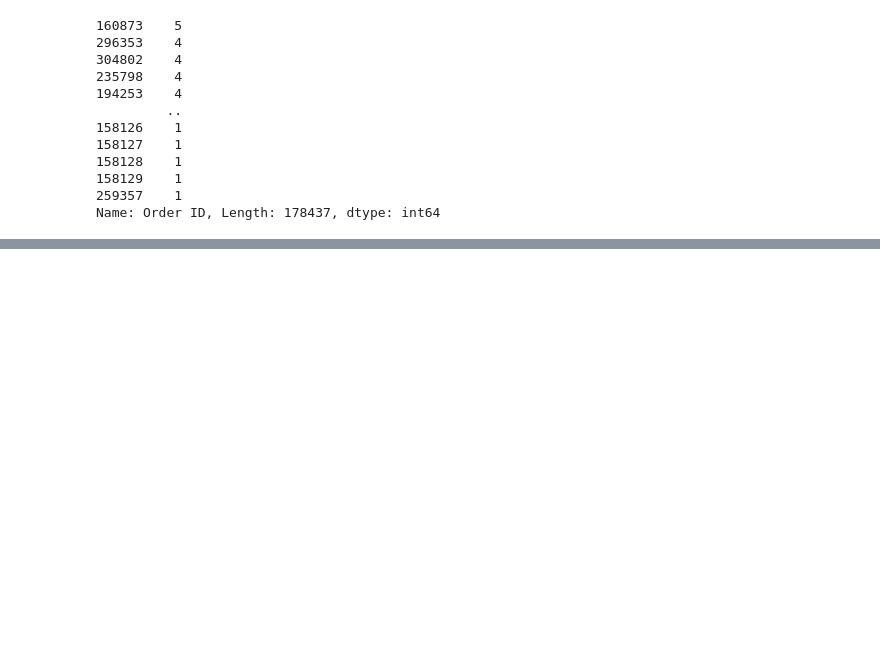
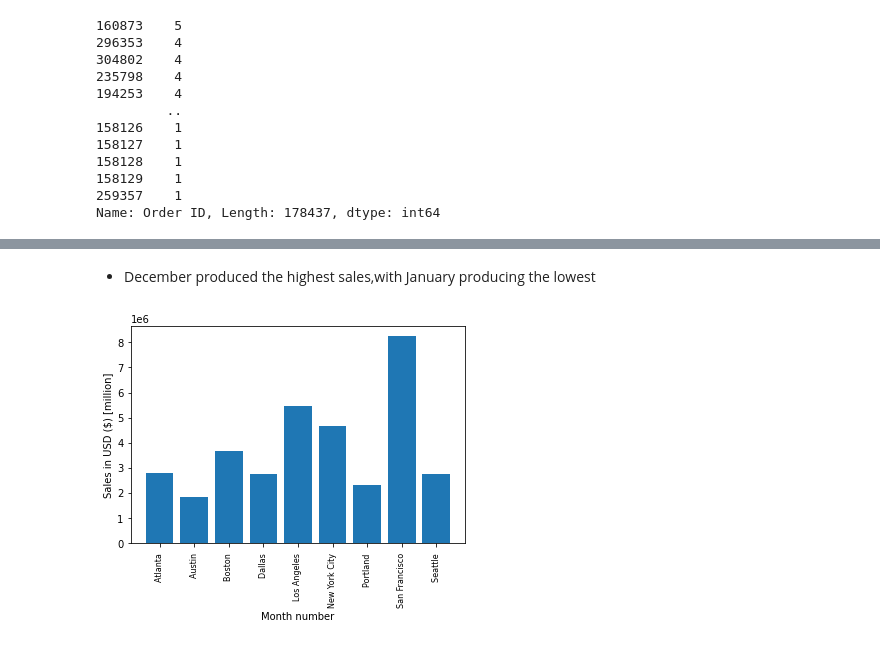
Before and after one commit to PONKAS/Data-Analysis, a Jupyter notebook: SalesReport.ipynb, the cells around one changed output, grey strips where cells are left out. Saved outputs shown, nothing was run; the diff lists cells and outputs as text; code cells hidden in the pictures; blank space fills up the shorter version.

```diff
--- a/SalesReport.ipynb
+++ b/SalesReport.ipynb
@@ -335,0 +360,12 @@ cdf[cdf["Order ID"] == 160873]
+# %% [markdown]
+* December produced the highest sales,with January producing the lowest
+# %%
+keys = [city for city, df in cdf.groupby(['City'])]
+
+plt.bar(keys,cdf.groupby(['City']).sum()['Sales'])
+plt.ylabel('Sales in USD ($) [million]')
+plt.xlabel('Month number')
+plt.xticks(keys, rotation='vertical', size=8)
+plt.show()
+# %% [output]
+[figure, added]
```
Also changed, not shown: parts of 10 cells of this notebook.
